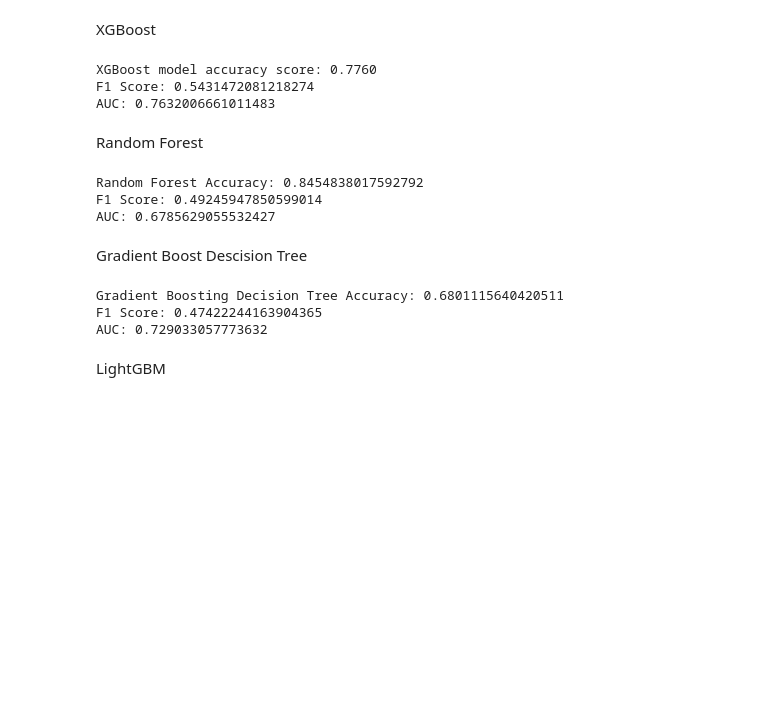
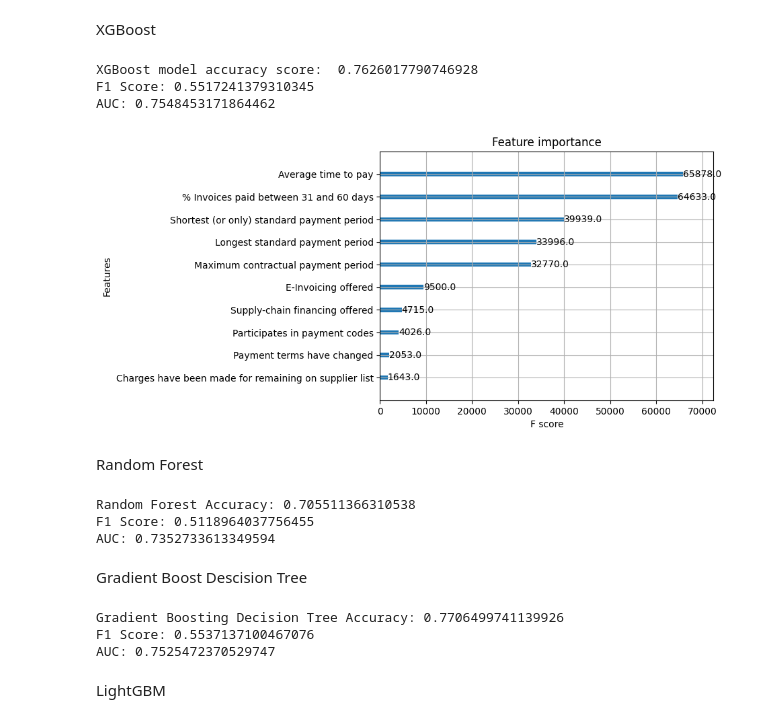
Before and after one commit to Lasya-t07/mini-proj, a Jupyter notebook: new code.ipynb, the cells around one changed output. Saved outputs shown, nothing was run; the diff lists cells and outputs as text; code cells hidden in the pictures; blank space fills up the shorter version.

```diff
--- a/new code.ipynb
+++ b/new code.ipynb
@@ -167,6 +164,9 @@ plt.show()
 # %% [markdown]
 XGBoost
 # %%
+# define data_dmatrix
+data_dmatrix = xgb.DMatrix(data=X_train_oversampled,label=y_train_oversampled)
+
 # XGBoost Model
 params = {
     'learning_rate': 0.01,
@@ -180,54 +180,62 @@ xgb_clf = XGBClassifier(**params)
 
 xgb_clf.fit(X_train_oversampled, y_train_oversampled)
 
-y_pred = xgb_clf.predict(X_test)
+y_pred_xgb = xgb_clf.predict(X_test)
 
-print('XGBoost model accuracy score: {0:0.4f}'. format(accuracy_score(y_test, y_pred)))
-f1 = f1_score(y_test, y_pred)
-print('F1 Score:', f1)
+# Calculate Accuracy
+accuracy_xgb = accuracy_score(y_test, y_pred_xgb)
+print('XGBoost model accuracy score: ', accuracy_xgb)
+
+# Calculate F1 Score
+f1_xgb = f1_score(y_test, y_pred_xgb)
+print('F1 Score:', f1_xgb)
 
 # Calculate AUC
-auc = roc_auc_score(y_test, y_pred)
-print('AUC:', auc)
+auc_xgb = roc_auc_score(y_test, y_pred_xgb)
+print('AUC:', auc_xgb)
 # %% [output]
-XGBoost model accuracy score: 0.7760
-F1 Score: 0.5431472081218274
-AUC: 0.7632006661011483
+XGBoost model accuracy score:  0.7626017790746928
+F1 Score: 0.5517241379310345
+AUC: 0.7548453171864462
+# %%
+xgb.plot_importance(xgb_clf)
+plt.rcParams['figure.figsize'] = [6, 4]
+plt.show()
+# %% [output]
+[figure, added]
 # %% [markdown]
 Random Forest
 # %%
 # RandomForestClassifier
-model = RandomForestClassifier(random_state=42)
+rf_clf = RandomForestClassifier( max_depth=10, n_estimators=900 ,random_state=42)
 
 # Fit the model to the data
-model.fit(X_train, y_train)
+rf_clf.fit(X_train_oversampled, y_train_oversampled)
 
 # Make predictions on the data
-predictions = model.predict(X_test)
+y_pred_rf = rf_clf.predict(X_test)
 
 # Calculate accuracy
-accuracy = accuracy_score(y_test, predictions)
+accuracy_rf = accuracy_score(y_test, y_pred_rf)
+print("Random Forest Accuracy:", accuracy_rf)
 
-print("Random Forest Accuracy:", accuracy)
-
-f1 = f1_score(y_test, predictions)
-print('F1 Score:', f1)
+f1_rf = f1_score(y_test, y_pred_rf)
+print('F1 Score:', f1_rf)
 
 # Calculate AUC
-auc = roc_auc_score(y_test, predictions)
-print('AUC:', auc)
+auc_rf = roc_auc_score(y_test, y_pred_rf)
+print('AUC:', auc_rf)
 # %% [output]
-Random Forest Accuracy: 0.8454838017592792
-F1 Score: 0.49245947850599014
-AUC: 0.6785629055532427
+Random Forest Accuracy: 0.705511366310538
+F1 Score: 0.5118964037756455
+AUC: 0.7352733613349594
 # %% [markdown]
 Gradient Boost Descision Tree
 # %%
-# GBDT
 from sklearn.ensemble import GradientBoostingClassifier
 
 # Create an instance of the GradientBoostingClassifier
-gbdt_clf = GradientBoostingClassifier()
+gbdt_clf = GradientBoostingClassifier(n_estimators=900, learning_rate=0.01, max_depth=10, random_state=42)
 
 # Fit the model to the data
 gbdt_clf.fit(X_train_oversampled, y_train_oversampled)
@@ -247,9 +255,9 @@ print("F1 Score:", f1_gbdt)
 auc_gbdt = roc_auc_score(y_test, y_pred_gbdt)
 print("AUC:", auc_gbdt)
 # %% [output]
-Gradient Boosting Decision Tree Accuracy: 0.6801115640420511
-F1 Score: 0.47422244163904365
-AUC: 0.729033057773632
+Gradient Boosting Decision Tree Accuracy: 0.7706499741139926
+F1 Score: 0.5537137100467076
+AUC: 0.7525472370529747
 # %% [markdown]
 LightGBM
 # %%
```
Also changed, not shown: parts of 24 cells of this notebook, 21 other files.
